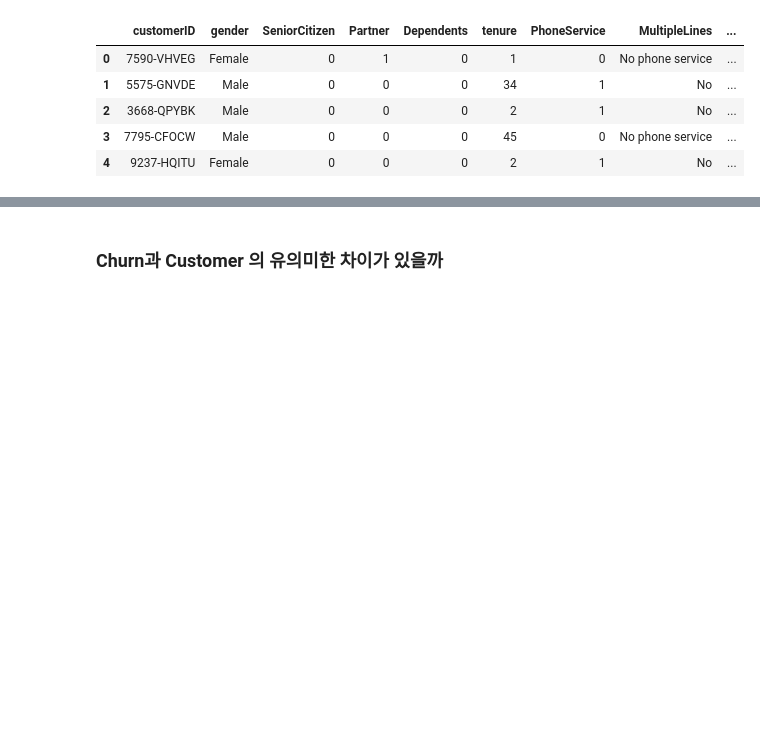
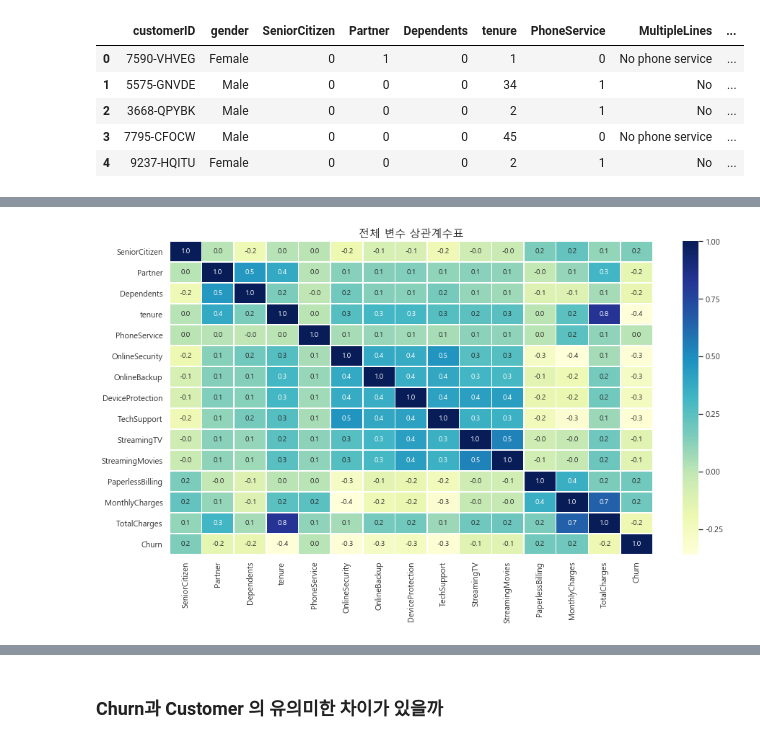
Before and after one commit to h33sun/Lets-EDA, a Jupyter notebook: Telecom _Churn_prediction.ipynb, the cells around one changed output, grey strips where cells are left out. Cells and saved outputs as stored; diff of their text form; code cells hidden in the pictures; blank space fills up the shorter version.

```diff
--- a/Telecom _Churn_prediction.ipynb
+++ b/Telecom _Churn_prediction.ipynb
@@ -165,0 +140,8 @@ churns.corr()
+# %%
+plt.figure(figsize = (15,8))
+plt.title('전체 변수 상관계수표', fontsize = 15)
+sns.heatmap(data.corr(), annot=True, linewidths=.5, cmap = 'YlGnBu',fmt= '.1f')
+# RdYlGn_r, YlGnBu
+plt.show()
+# %% [output]
+[figure, added]
```
Also changed, not shown: parts of 41 cells of this notebook.
